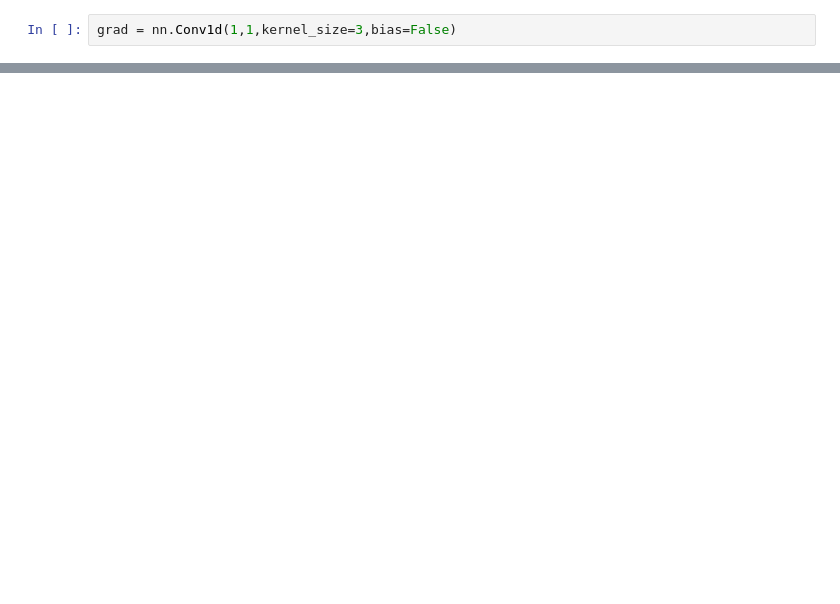
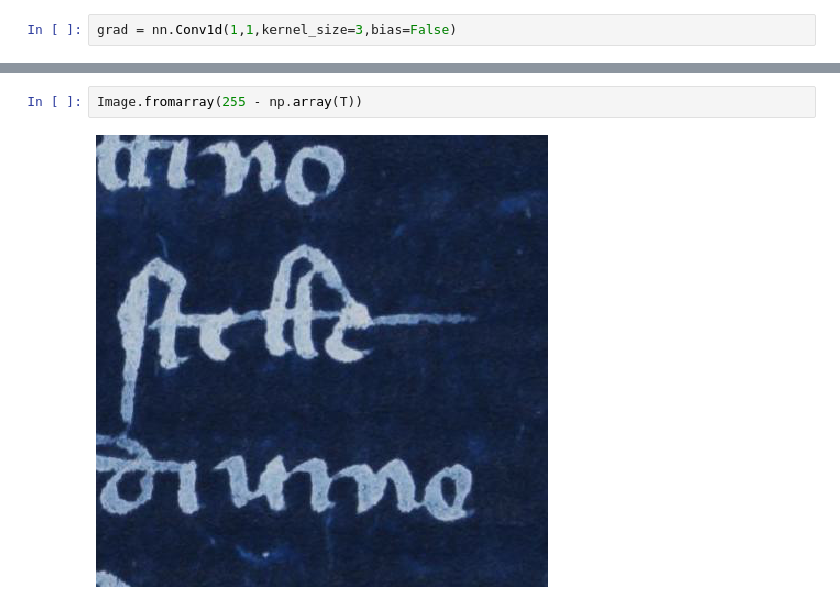
Before and after one commit to kaphka/imi-master-thesis, a Jupyter notebook: notebooks/understanding/Discriminative_Features.ipynb, the cells around one changed output, grey strips where cells are left out. Drawn from its saved outputs; the diff is of its cells as text; blank space fills up the shorter version.

```diff
--- a/notebooks/understanding/Discriminative_Features.ipynb
+++ b/notebooks/understanding/Discriminative_Features.ipynb
@@ -151,0 +151,4 @@ t.mean(grad) ** 2
+# %%
+Image.fromarray(255 - np.array(T))
+# %% [output]
+[figure, added]
```
Also changed, not shown: parts of 20 cells of this notebook, 4 other files.
